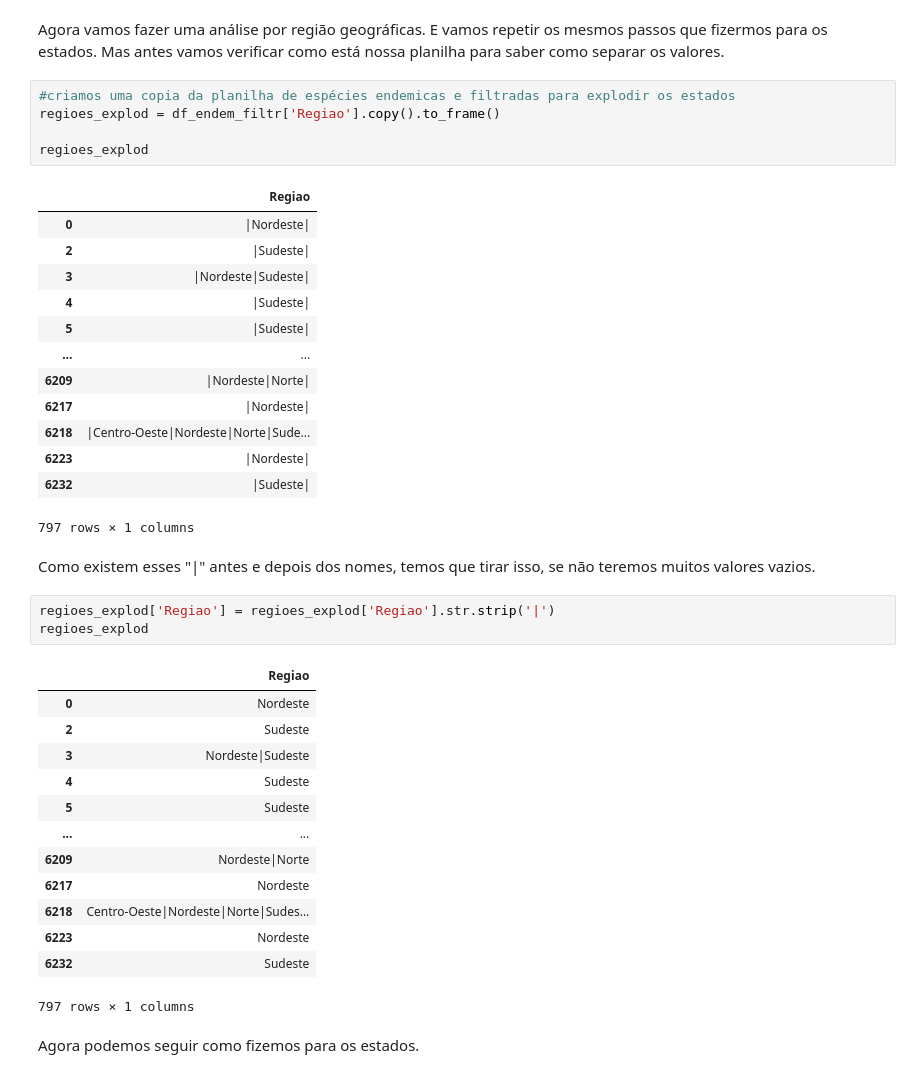
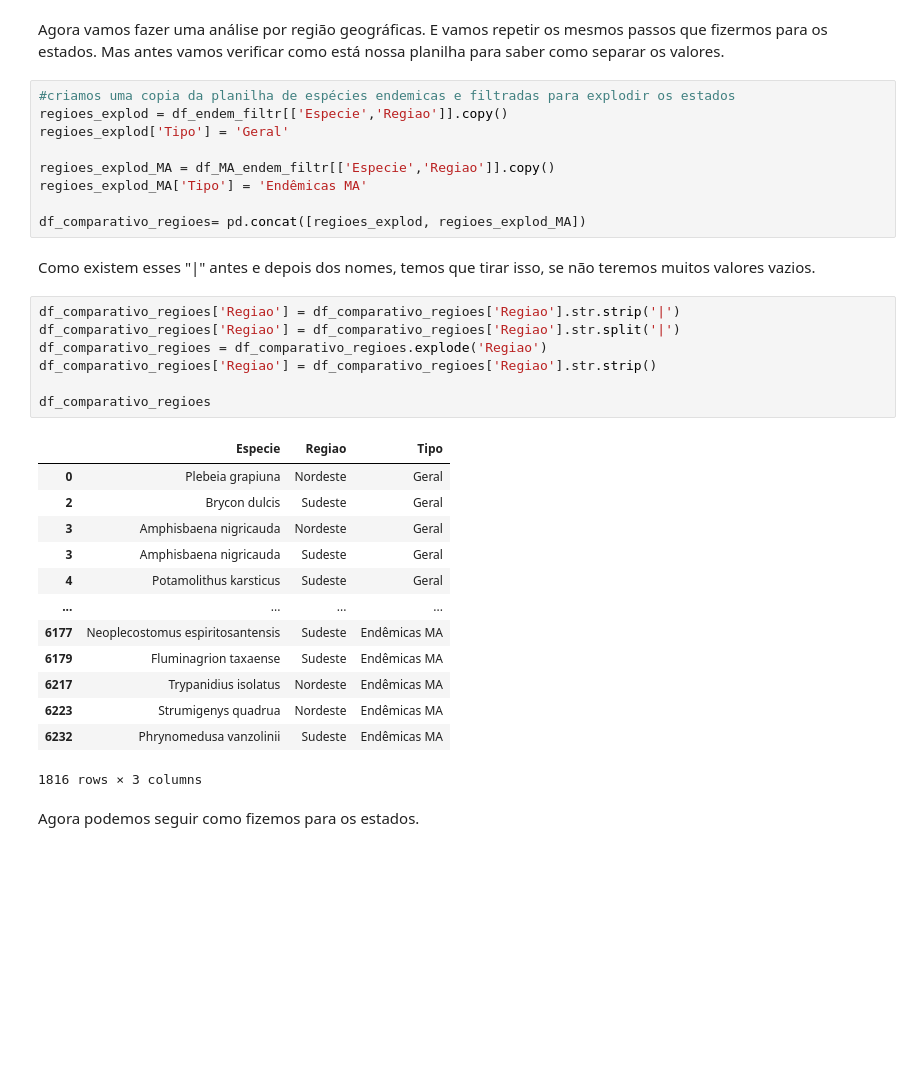
Before and after one commit to Carrascofs/analise-biodiversidade-mata-atlantica, a Jupyter notebook: notebooks/01_limpeza_e_exploracao.ipynb, the cells around one changed output. Saved outputs shown, nothing was run; the diff lists cells and outputs as text; blank space fills up the shorter version.

```diff
--- a/notebooks/01_limpeza_e_exploracao.ipynb
+++ b/notebooks/01_limpeza_e_exploracao.ipynb
@@ -751,42 +861,36 @@ Text(0, 0.5, 'Estado')
 Agora vamos fazer uma análise por região geográficas. E vamos repetir os mesmos passos que fizermos para os estados. Mas antes vamos verificar como está nossa planilha para saber como separar os valores.
 # %%
 #criamos uma copia da planilha de espécies endemicas e filtradas para explodir os estados
-regioes_explod = df_endem_filtr['Regiao'].copy().to_frame()
+regioes_explod = df_endem_filtr[['Especie','Regiao']].copy()
+regioes_explod['Tipo'] = 'Geral'
 
-regioes_explod
+regioes_explod_MA = df_MA_endem_filtr[['Especie','Regiao']].copy()
+regioes_explod_MA['Tipo'] = 'Endêmicas MA'
+
+df_comparativo_regioes= pd.concat([regioes_explod, regioes_explod_MA])
-# %% [output]
-|  | Regiao |
-| 0 | |Nordeste| |
-| 2 | |Sudeste| |
-| 3 | |Nordeste|Sudeste| |
-| 4 | |Sudeste| |
-| 5 | |Sudeste| |
-| ... | ... |
-| 6209 | |Nordeste|Norte| |
-| 6217 | |Nordeste| |
-| 6218 | |Centro-Oeste|Nordeste|Norte|Sude... |
-| 6223 | |Nordeste| |
-| 6232 | |Sudeste| |
-797 rows × 1 columns
 # %% [markdown]
 Como existem esses "|" antes e depois dos nomes, temos que tirar isso, se não teremos muitos valores vazios.
 # %%
-regioes_explod['Regiao'] = regioes_explod['Regiao'].str.strip('|')
-regioes_explod
+df_comparativo_regioes['Regiao'] = df_comparativo_regioes['Regiao'].str.strip('|')
+df_comparativo_regioes['Regiao'] = df_comparativo_regioes['Regiao'].str.split('|')
+df_comparativo_regioes = df_comparativo_regioes.explode('Regiao')
+df_comparativo_regioes['Regiao'] = df_comparativo_regioes['Regiao'].str.strip()
+
+df_comparativo_regioes
 # %% [output]
-|  | Regiao |
-| 0 | Nordeste |
-| 2 | Sudeste |
-| 3 | Nordeste|Sudeste |
-| 4 | Sudeste |
-| 5 | Sudeste |
-| ... | ... |
-| 6209 | Nordeste|Norte |
-| 6217 | Nordeste |
-| 6218 | Centro-Oeste|Nordeste|Norte|Sudes... |
-| 6223 | Nordeste |
-| 6232 | Sudeste |
+|  | Especie | Regiao | Tipo |
+| 0 | Plebeia grapiuna | Nordeste | Geral |
+| 2 | Brycon dulcis | Sudeste | Geral |
+| 3 | Amphisbaena nigricauda | Nordeste | Geral |
+| 3 | Amphisbaena nigricauda | Sudeste | Geral |
+| 4 | Potamolithus karsticus | Sudeste | Geral |
+| ... | ... | ... | ... |
+| 6177 | Neoplecostomus espiritosantensis | Sudeste | Endêmicas MA |
+| 6179 | Fluminagrion taxaense | Sudeste | Endêmicas MA |
+| 6217 | Trypanidius isolatus | Nordeste | Endêmicas MA |
+| 6223 | Strumigenys quadrua | Nordeste | Endêmicas MA |
+| 6232 | Phrynomedusa vanzolinii | Sudeste | Endêmicas MA |
-797 rows × 1 columns
+1816 rows × 3 columns
 # %% [markdown]
 Agora podemos seguir como fizemos para os estados.
 # %%
```
Also changed, not shown: parts of 12 cells of this notebook.
